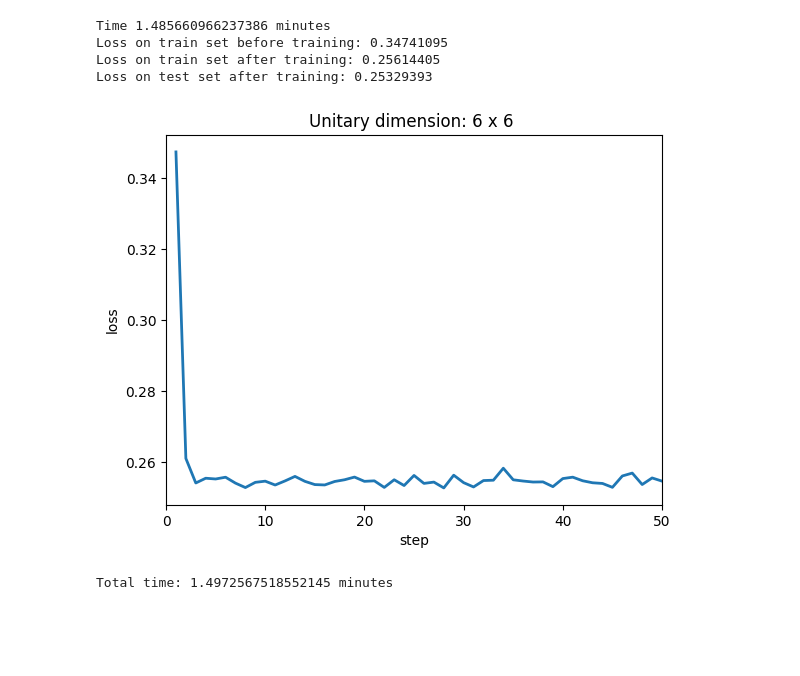
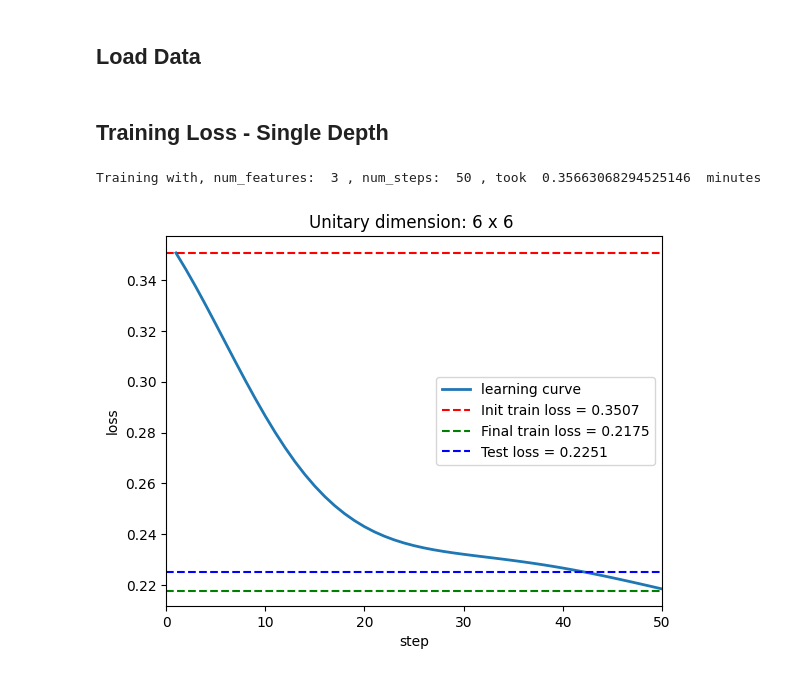
Before and after one commit to 01000111r/photon-net, a Jupyter notebook: main_book.ipynb, the cells around one changed output. Cells and saved outputs as stored; diff of their text form; code cells hidden in the pictures; blank space fills up the shorter version.

```diff
--- a/main_book.ipynb
+++ b/main_book.ipynb
@@ -170,51 +30,46 @@ print(e-b)
+# %% [markdown]
+## Load Data
+# %%
+split_data = globals.load_and_split_data(g.num_features)
+train_set, train_labels, test_set, test_labels = split_data
+
+# Rescale training + test features to range [-pi/2, pi/2]
+train_set = pre_p.rescale_data(train_set, min_val = -(g.np.pi)/2, max_val = (g.np.pi/2))
+test_set = pre_p.rescale_data(test_set, min_val = -(g.np.pi)/2, max_val = (g.np.pi/2))
+# %% [markdown]
+## Training Loss - Single Depth
 # %%
-#Training the circuit
-
-a = time.time()
-step_size = 1e-2
+# Initialize the phases
+init_phases = circ.initialize_phases(10, 2*g.num_features, )
+weights_data = g.jnp.ones(shape = [init_phases.shape[0],init_phases.shape[1]])
 # Initialize the carry for Adam.
 init = (init_phases, train_set, train_labels, weights_data, 0.0*init_phases, 0.0*init_phases, 0.0*weights_data, 0.0*weights_data)
-# [params_phases, data_set, labels, params_weights, m_phases, v_phases, m_weights, v_weights]
 
-# Run the training.
-b = time.time()
+# Run the training, and output  time taken.
+b = g.time.time()
+carry, loss_mem = g.jax.block_until_ready(train.train(init))
+e = g.time.time()
+print('Training with, num_features: ', g.num_features,
+      ', num_steps: ', g.num_steps,
+        ', took ', (e-b)/60, ' minutes')
 
-carry, loss_mem = jax.block_until_ready(train.train(init))
-trained_phases = carry[0]
-trained_weights = carry[3]
-#print(loss_mem[0])
-#print(loss_mem[10])
-#print(loss_mem[100])
-#print(loss_mem[1000])
-e = time.time()
-print('Time', (e-b)/60, 'minutes')
+# Loss Before/After on train set + Loss on test set
+trained_phases, trained_weights = carry[0], carry[3]
+init_loss = loss.loss(init_phases, train_set, train_labels, weights_data)
+train_loss = loss.loss(trained_phases, train_set, train_labels, trained_weights)
+test_loss = loss.loss(trained_phases, test_set, test_labels, trained_weights)
 
-
-temp_loss = loss.loss(init_phases, train_set, train_labels, weights_data)
-print('Loss on train set before training:', temp_loss)
-
-temp_loss = loss.loss(trained_phases, train_set, train_labels, trained_weights)
-print('Loss on train set after training:', temp_loss)
-
-temp_loss = loss.loss(trained_phases, test_set, test_labels, trained_weights)
-# Let's test on our test data:
-print('Loss on test set after training:', temp_loss)
-
-fig, ax = plt.subplots()
-ax.plot(np.array(loss_mem[:,0]), np.array(loss_mem[:,1]), linewidth=2, label=r"learning curve" )
+# plotting the learning curve
+fig, ax = g.plt.subplots()
+ax.plot(g.np.array(loss_mem[:,0]), g.np.array(loss_mem[:,1]), linewidth=2, label=r"learning curve" )
 ax.set(xlim = (0,globals.num_steps), xlabel="step", ylabel = "loss",)
-#ax.legend(fontsize=14)
+ax.axhline(init_loss, color='r', linestyle='--', label=f"Init train loss = {init_loss:.4f}")
+ax.axhline(train_loss, color='g', linestyle='--', label=f"Final train loss = {train_loss:.4f}")
+ax.axhline(test_loss, color='b', linestyle='--', label=f"Test loss = {test_loss:.4f}")
 unitary_shape = trained_phases.shape
 ax.set_title(f"Unitary dimension: {2*unitary_shape[1]} x {2*unitary_shape[1]} ")
-
-plt.show()
-
-d = time.time()
-print('Total time:', (d-a)/60, 'minutes')
+ax.legend()
+g.plt.show()
 # %% [output]
-Time 1.485660966237386 minutes
-Loss on train set before training: 0.34741095
-Loss on train set after training: 0.25614405
-Loss on test set after training: 0.25329393
+Training with, num_features:  3 , num_steps:  50 , took  0.35663068294525146  minutes
-[figure, old version]
+[figure, new version]
-Total time: 1.4972567518552145 minutes
```
Also changed, not shown: parts of 18 cells of this notebook, 11 other files.
